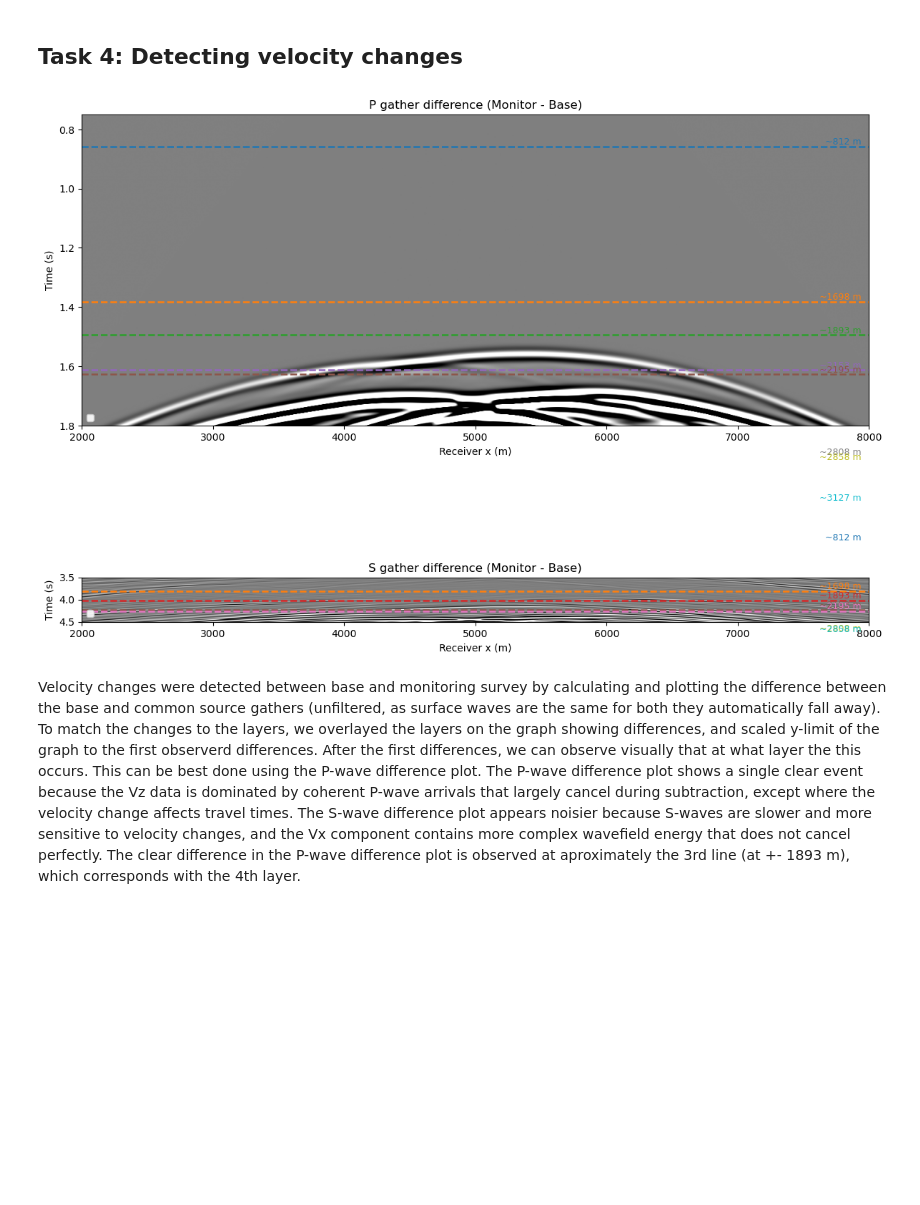
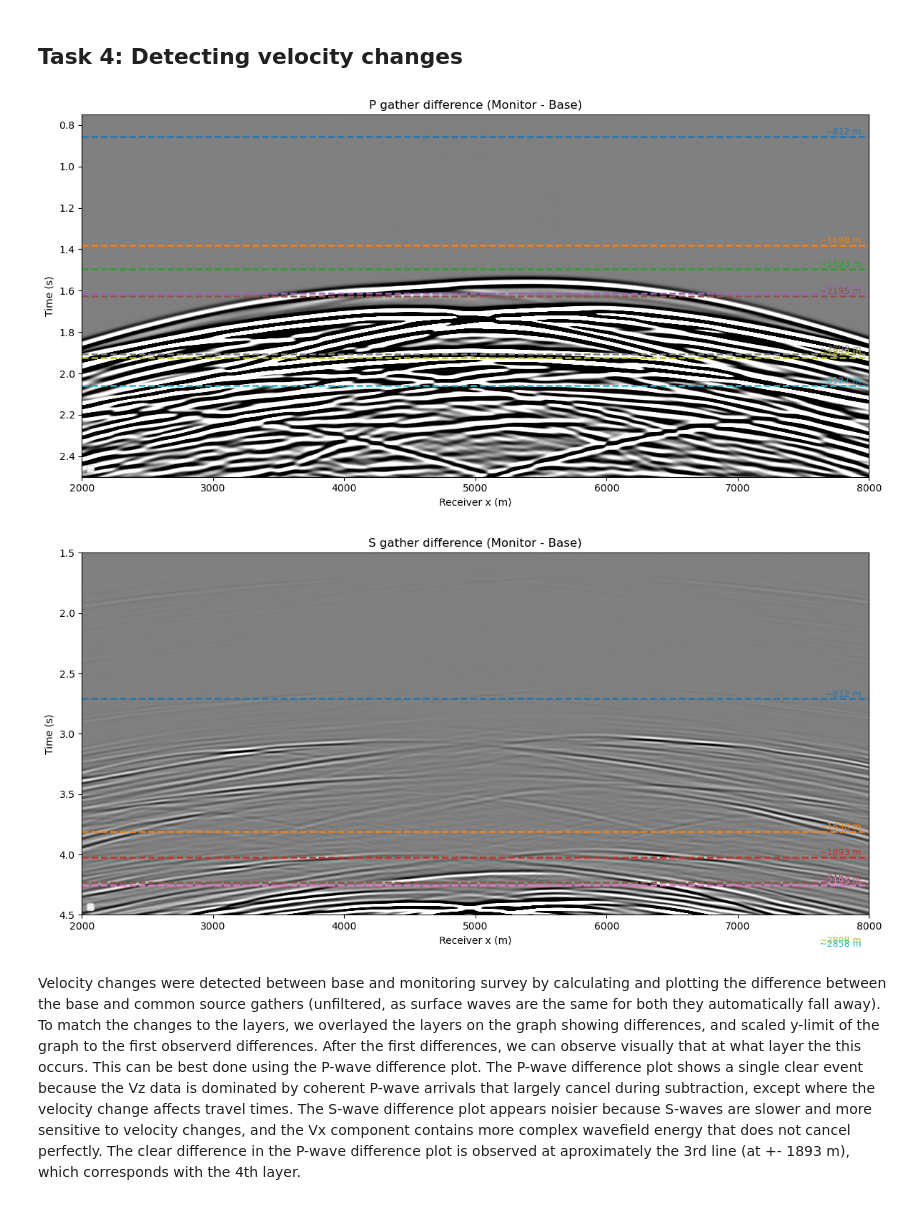
Before and after one commit to GijsvanGrieken/seismicity_groningen, a Jupyter notebook: Workshop_group2_final.ipynb, the cells around one changed output. Drawn from its saved outputs; the diff is of its cells as text; code cells hidden in the pictures; blank space fills up the shorter version.

```diff
--- a/Workshop_group2_final.ipynb
+++ b/Workshop_group2_final.ipynb
@@ -441,11 +375,15 @@ def find_velocity_jumps(v, dz, dv_threshold):
     return idx, depths
 
 # Detect all velocity jumps (P-wave example)
-idxP, depthsP = find_velocity_jumps(vp_log, dz, dv_threshold=300)
+idxP, depthsP = find_velocity_jumps(vp_log, dz, dv_threshold=100)
 
 print("Candidate reflector depths (P-log):")
 for d in depthsP:
     print(f"{int(d)} m")
+
+plt.plot(vp_log, -z)
+for i in range(len(depthsP)):
+    plt.axhline(-depthsP[i], color='red', lw=1.8, linestyle='--')
 # %% [output]
 Candidate reflector depths (P-log):
 812 m
@@ -608,36 +552,36 @@ def difference_gather(base, mon, title, idx, depths, twt, vrms, y_lim, clip=80):
         )
         labels.append(f"Predicted reflector at ~{int(d)} m")
 
     plt.xlabel("Receiver x (m)")
     plt.ylabel("Time (s)")
     plt.ylim(y_lim[1], y_lim[0])
     plt.title(title + " (Monitor - Base)")
     plt.legend(
         lines,
         labels,
         loc="lower left",
         fontsize=9,
         framealpha=0.9
     )
     plt.tight_layout()
     plt.show()
     return dg
 
 # ---------- run for P and S ----------
 # (Optionally use filtered gathers gP_base_f, gP_mon_f, etc. if you already made them.)
 P_base = gP_base
 P_mon  = gP_mon
 S_base = gS_base
 S_mon  = gS_mon
 
 idxP, depthsP = find_velocity_jumps(vp_log, dz, dv_threshold=300)
 idxS, depthsS = find_velocity_jumps(vs_log, dz, dv_threshold=200)
 
 # 2) Difference gathers
-dP = difference_gather(P_base, P_mon, "P gather difference", idxP, depthsP, twtP, vrmsP, y_lim=[0.75,1.8], clip=90)
-dS = difference_gather(S_base, S_mon, "S gather difference", idxS, depthsS, twtS, vrmsS, y_lim=[3.5,4.5], clip=95)
+dP = difference_gather(P_base, P_mon, "P gather difference", idxP, depthsP, twtP, vrmsP, y_lim=[0.75,2.5], clip=70)
+dS = difference_gather(S_base, S_mon, "S gather difference", idxS, depthsS, twtS, vrmsS, y_lim=[1.5,4.5], clip=95)
 # %% [output]
-[figure, old version]
+[figure, new version]
-[figure, old version]
+[figure, new version]
 # %% [markdown]
 Velocity changes were detected between base and monitoring survey by calculating and plotting the difference between the base and common source gathers (unfiltered, as surface waves are the same for both they automatically fall away). To match the changes to the layers, we overlayed the layers on the graph showing differences, and scaled y-limit of the graph to the first observerd differences. After the first differences, we can observe visually that at what layer the this occurs. This can be best done using the P-wave difference plot. The P-wave difference plot shows a single clear event because the Vz data is dominated by coherent P-wave arrivals that largely cancel during subtraction, except where the velocity change affects travel times. The S-wave difference plot appears noisier because S-waves are slower and more sensitive to velocity changes, and the Vx component contains more complex wavefield energy that does not cancel perfectly. The clear difference in the P-wave difference plot is observed at aproximately the 3rd line (at +- 1893 m), which corresponds with the 4th layer.
```
Also changed, not shown: parts of 19 cells of this notebook.
